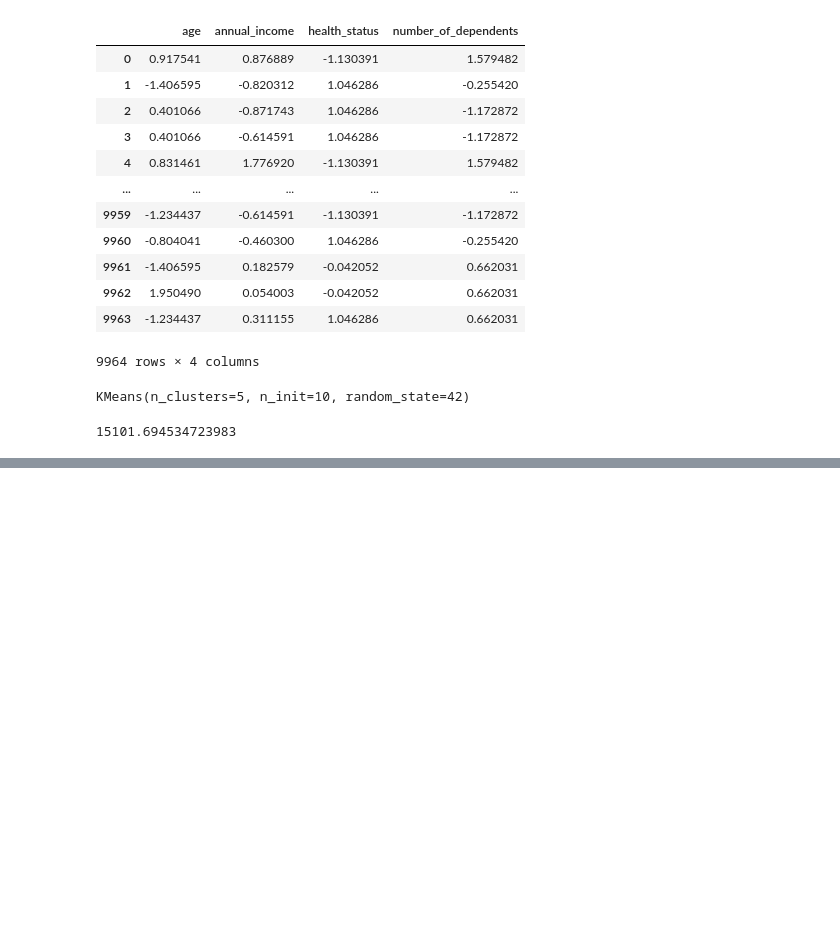
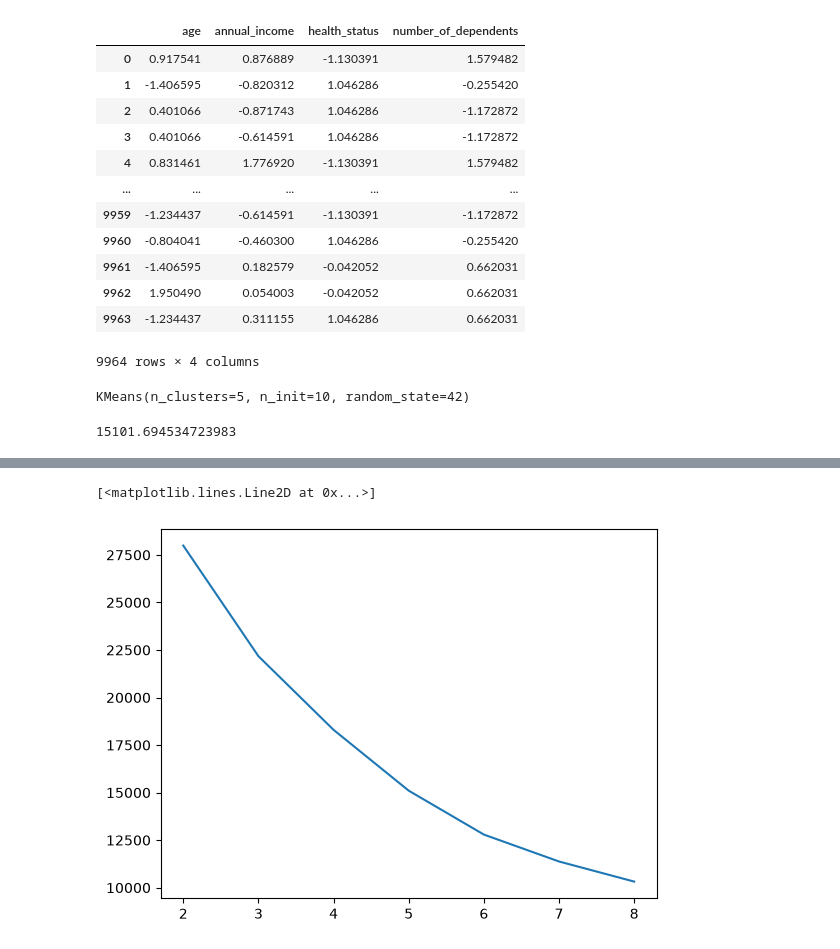
Before and after one commit to marlinps/dsml, a Jupyter notebook: day_3.ipynb, the cells around one changed output, grey strips where cells are left out. Saved outputs shown, nothing was run; the diff lists cells and outputs as text; code cells hidden in the pictures; blank space fills up the shorter version.

```diff
--- a/day_3.ipynb
+++ b/day_3.ipynb
@@ -83,3 +83,11 @@ km.inertia_ # semakin kecil inertia maka semakin bagus karena semakin dekat deng
 # %%
 # wcss/inertia
 # elbow method
+
+inertia = []
+
+for i in range(2, 9):
+    km = KMeans(n_clusters=i, n_init=10, random_state=42)
+
+    km.fit(df)
+    inertia.append(km.inertia_)
@@ -85,0 +104,9 @@ km.inertia_ # semakin kecil inertia maka semakin bagus karena semakin dekat deng
+# %%
+# visualisasi inertia
+
+import matplotlib.pyplot as plt
+
+plt.plot(range(2,9), inertia)
+# %% [output]
+[<matplotlib.lines.Line2D at 0x...>]
+[figure, added]
```
Also changed, not shown: parts of 4 cells of this notebook.
